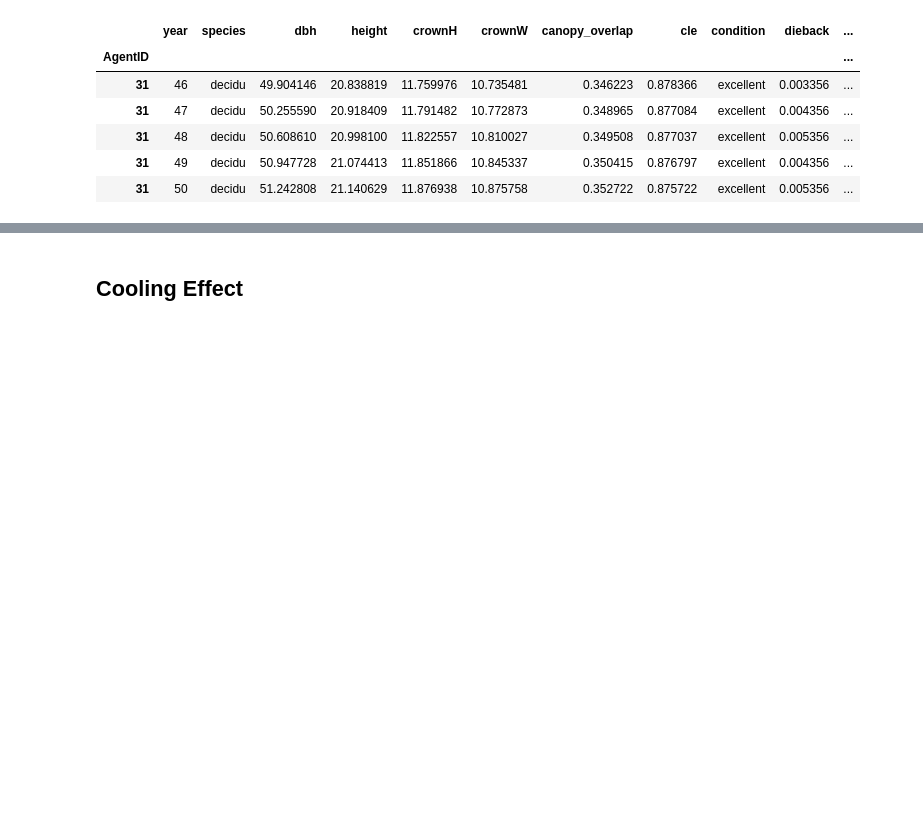
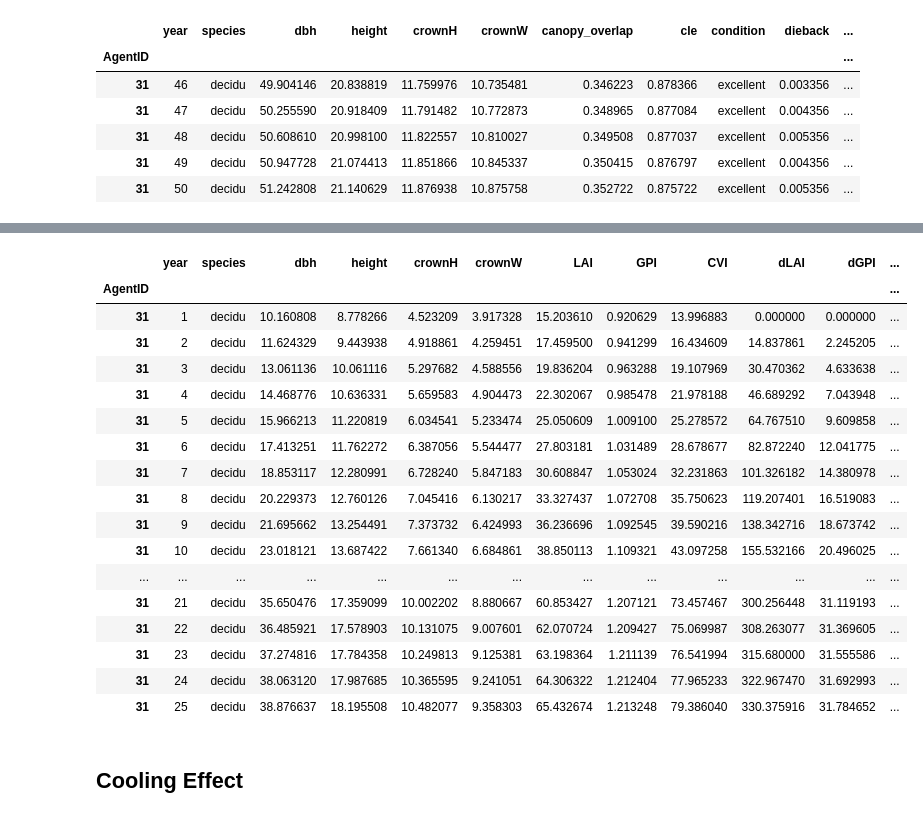
Before and after one commit to lucidmindsai/gus, a Jupyter notebook: notebooks/Cooling.ipynb, the cells around one changed output, grey strips where cells are left out. Cells and saved outputs as stored; diff of their text form; code cells hidden in the pictures; blank space fills up the shorter version.

```diff
--- a/notebooks/Cooling.ipynb
+++ b/notebooks/Cooling.ipynb
@@ -168,9 +169,9 @@ df.tail(20)
 | 171 | 50 | conifer | 10.228828 | 6.462722 | 4.079543 | 2.561090 | 0.200136 | 0.883662 | excellent | 0.005502 | ... |
 | 172 | 50 | decidu | 9.197756 | 8.316054 | 4.257468 | 3.688400 | 0.000000 | 0.560000 | excellent | 0.008239 | ... |
 # %%
-t_42 = df.xs(42)
-t_31 = df.xs(31)
-t_31.tail()
+tree_42 = df.xs(42)
+tree_31 = df.xs(31)
+tree_31.tail()
 # %% [output]
 |  | year | species | dbh | height | crownH | crownW | canopy_overlap | cle | condition | dieback | ... |
 | AgentID |  |  |  |  |  |  |  |  |  |  | ... |
@@ -180,5 +181,5 @@ t_31.tail()
 | 31 | 49 | decidu | 50.947728 | 21.074413 | 11.851866 | 10.845337 | 0.350415 | 0.876797 | excellent | 0.004356 | ... |
 | 31 | 50 | decidu | 51.242808 | 21.140629 | 11.876938 | 10.875758 | 0.352722 | 0.875722 | excellent | 0.005356 | ... |
 # %%
-t_42 = t_42[['year','species','dbh','height','crownH', 'crownW']]
-t_31 = t_31[['year','species','dbh','height','crownH', 'crownW']]
+tree_42 = tree_42[['year','species','dbh','height','crownH', 'crownW']]
+tree_31 = tree_31[['year','species','dbh','height','crownH', 'crownW']]
@@ -195,4 +186,6 @@ t_31.head()
 # %%
-t_31['LAI'] = t_31.apply(lambda row: compute_leaf_area_index(row['dbh'], row['height'],row['crownH'], row['crownW']), axis=1)
-t_31.head()
+tree_31['LAI'] = tree_31.apply(lambda row: compute_leaf_area_index(row['dbh'], row['height'],row['crownH'], row['crownW']), axis=1)
+tree_31['GPI'] = tree_31.apply(lambda row: compute_gross_canopy_index(row['height'],row['crownH'], row['crownW']), axis=1)
+tree_31['CVI'] = tree_31.apply(lambda row: compute_crown_volume_index(row['LAI'],row['GPI']), axis=1)
+tree_31.head()
 # %% [output]
@@ -235,9 +206,9 @@ def compute_change(current_value, initial_value):
 
     return ((current_value - initial_value) / initial_value) * 100
 # %%
-base_lai = list(t_31['LAI'])[0]
-base_cvi = list(t_31['CVI'])[0]
-base_gpi = list(t_31['GPI'])[0]
-t_31['dLAI'] = t_31['LAI'].apply(lambda row: compute_change(row, base_lai))
-t_31['dGPI'] = t_31['GPI'].apply(lambda row: compute_change(row, base_gpi))
-t_31['dCVI'] = t_31['CVI'].apply(lambda row: compute_change(row, base_cvi))
+base_lai = list(tree_31['LAI'])[0] # The first value of the LAI column is the base value. year 0
+base_cvi = list(tree_31['CVI'])[0]
+base_gpi = list(tree_31['GPI'])[0]
+tree_31['dLAI'] = tree_31['LAI'].apply(lambda row: compute_change(row, base_lai))
+tree_31['dGPI'] = tree_31['GPI'].apply(lambda row: compute_change(row, base_gpi))
+tree_31['dCVI'] = tree_31['CVI'].apply(lambda row: compute_change(row, base_cvi))
@@ -254,3 +215,24 @@ t_31.tail()
+# %%
+tree_31.head(25)
+# %% [output]
+|  | year | species | dbh | height | crownH | crownW | LAI | GPI | CVI | dLAI | dGPI | ... |
+| AgentID |  |  |  |  |  |  |  |  |  |  |  | ... |
+| 31 | 1 | decidu | 10.160808 | 8.778266 | 4.523209 | 3.917328 | 15.203610 | 0.920629 | 13.996883 | 0.000000 | 0.000000 | ... |
+| 31 | 2 | decidu | 11.624329 | 9.443938 | 4.918861 | 4.259451 | 17.459500 | 0.941299 | 16.434609 | 14.837861 | 2.245205 | ... |
+| 31 | 3 | decidu | 13.061136 | 10.061116 | 5.297682 | 4.588556 | 19.836204 | 0.963288 | 19.107969 | 30.470362 | 4.633638 | ... |
+| 31 | 4 | decidu | 14.468776 | 10.636331 | 5.659583 | 4.904473 | 22.302067 | 0.985478 | 21.978188 | 46.689292 | 7.043948 | ... |
+| 31 | 5 | decidu | 15.966213 | 11.220819 | 6.034541 | 5.233474 | 25.050609 | 1.009100 | 25.278572 | 64.767510 | 9.609858 | ... |
+| 31 | 6 | decidu | 17.413251 | 11.762272 | 6.387056 | 5.544477 | 27.803181 | 1.031489 | 28.678677 | 82.872240 | 12.041775 | ... |
+| 31 | 7 | decidu | 18.853117 | 12.280991 | 6.728240 | 5.847183 | 30.608847 | 1.053024 | 32.231863 | 101.326182 | 14.380978 | ... |
+| 31 | 8 | decidu | 20.229373 | 12.760126 | 7.045416 | 6.130217 | 33.327437 | 1.072708 | 35.750623 | 119.207401 | 16.519083 | ... |
+| 31 | 9 | decidu | 21.695662 | 13.254491 | 7.373732 | 6.424993 | 36.236696 | 1.092545 | 39.590216 | 138.342716 | 18.673742 | ... |
+| 31 | 10 | decidu | 23.018121 | 13.687422 | 7.661340 | 6.684861 | 38.850113 | 1.109321 | 43.097258 | 155.532166 | 20.496025 | ... |
+| ... | ... | ... | ... | ... | ... | ... | ... | ... | ... | ... | ... | ... |
+| 31 | 21 | decidu | 35.650476 | 17.359099 | 10.002202 | 8.880667 | 60.853427 | 1.207121 | 73.457467 | 300.256448 | 31.119193 | ... |
+| 31 | 22 | decidu | 36.485921 | 17.578903 | 10.131075 | 9.007601 | 62.070724 | 1.209427 | 75.069987 | 308.263077 | 31.369605 | ... |
+| 31 | 23 | decidu | 37.274816 | 17.784358 | 10.249813 | 9.125381 | 63.198364 | 1.211139 | 76.541994 | 315.680000 | 31.555586 | ... |
+| 31 | 24 | decidu | 38.063120 | 17.987685 | 10.365595 | 9.241051 | 64.306322 | 1.212404 | 77.965233 | 322.967470 | 31.692993 | ... |
+| 31 | 25 | decidu | 38.876637 | 18.195508 | 10.482077 | 9.358303 | 65.432674 | 1.213248 | 79.386040 | 330.375916 | 31.784652 | ... |
 # %% [markdown]
 ## Cooling Effect
 # %% [markdown]
```
Also changed, not shown: parts of 15 cells of this notebook, 2 other files.
